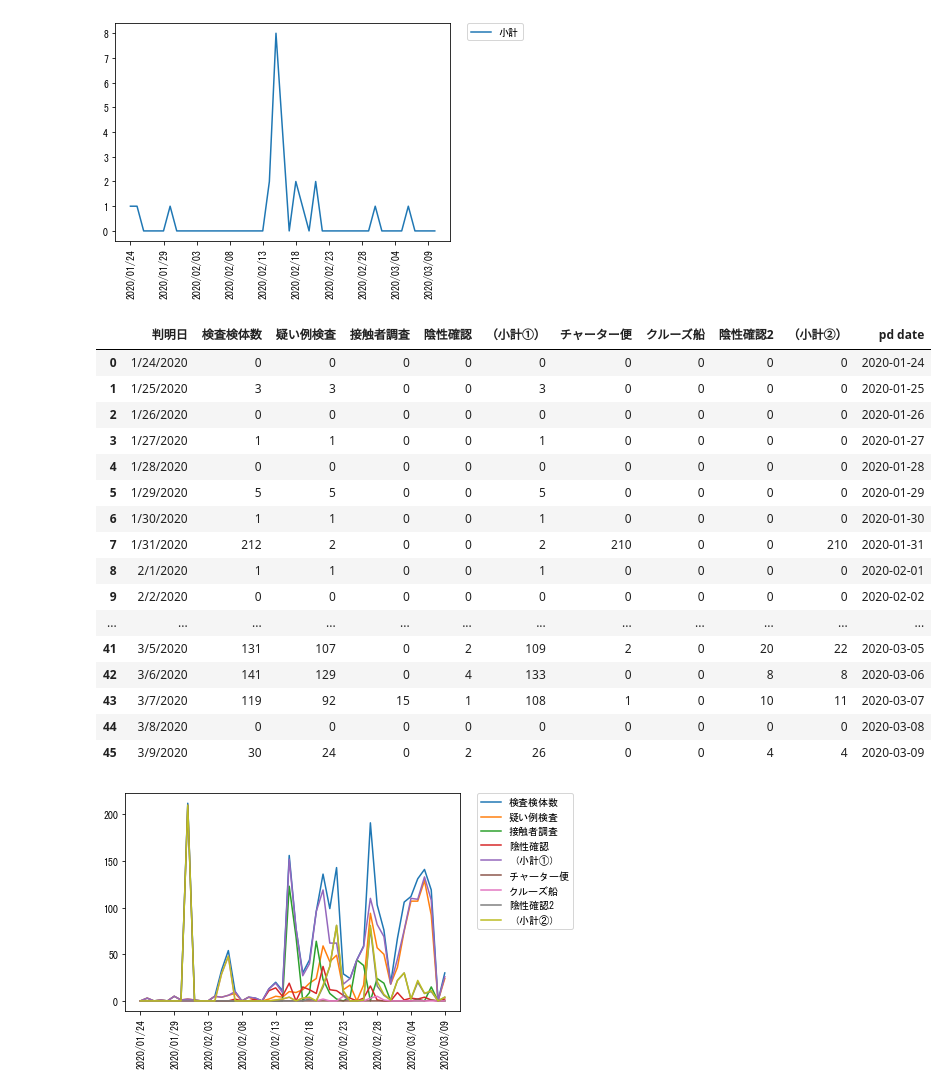
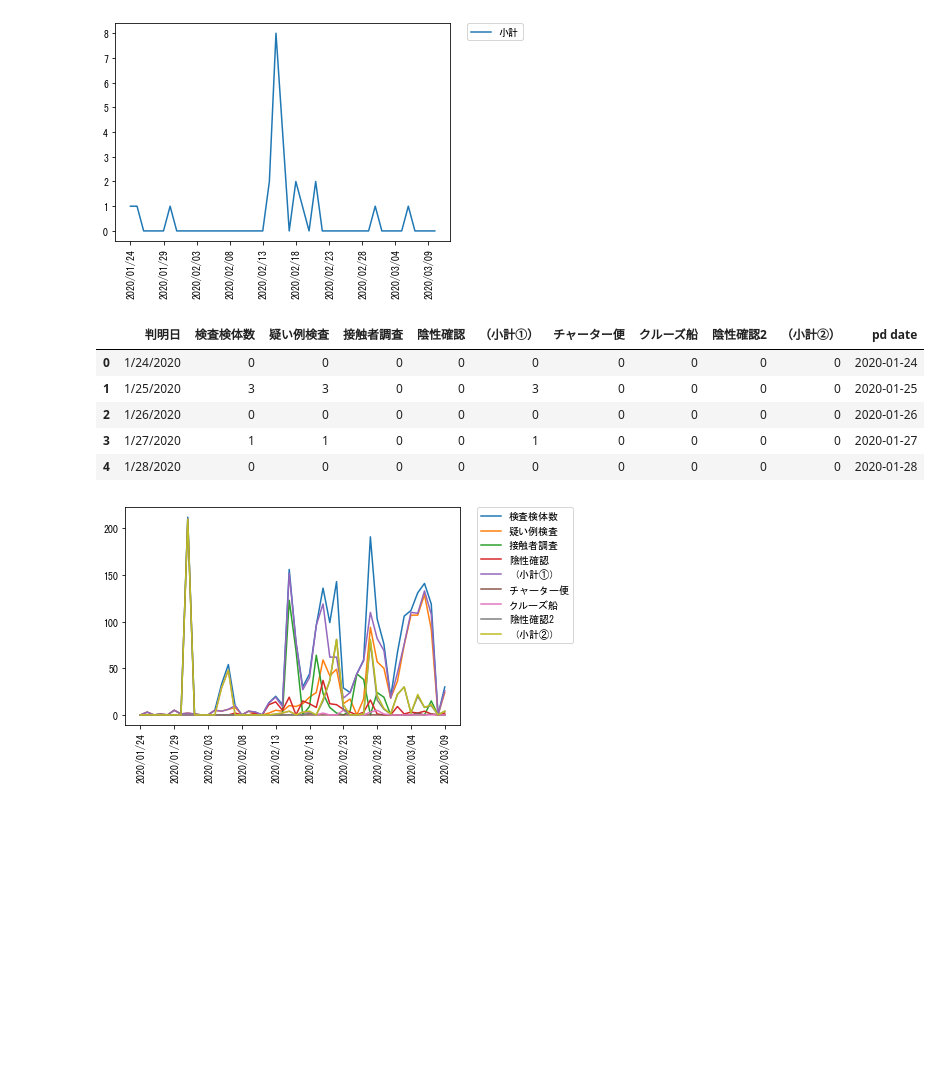
Before and after one commit to daizyu/Read-covid19-data, a Jupyter notebook: Read-covid19-data.ipynb, the cells around one changed output. Drawn from its saved outputs; the diff is of its cells as text; code cells hidden in the pictures; blank space fills up the shorter version.

Commit message:
add .head to display DataFrame

```diff
--- a/Read-covid19-data.ipynb
+++ b/Read-covid19-data.ipynb
@@ -220,26 +180,15 @@ show_time_series_plot(df_discharges_summary, 'pd 日付' , ['小計'])
 # %%
 df_inspections = conv2df(json_data,'inspections')
 for column in ['検査検体数','疑い例検査','接触者調査','陰性確認','（小計①）','チャーター便','クルーズ船','陰性確認2','（小計②）']:
     df_inspections[column] = df_inspections[column].astype(int)
-df_inspections
+df_inspections.head()
 # %% [output]
 |  | 判明日 | 検査検体数 | 疑い例検査 | 接触者調査 | 陰性確認 | （小計①） | チャーター便 | クルーズ船 | 陰性確認2 | （小計②） | pd date |
 | 0 | 1/24/2020 | 0 | 0 | 0 | 0 | 0 | 0 | 0 | 0 | 0 | 2020-01-24 |
 | 1 | 1/25/2020 | 3 | 3 | 0 | 0 | 3 | 0 | 0 | 0 | 0 | 2020-01-25 |
 | 2 | 1/26/2020 | 0 | 0 | 0 | 0 | 0 | 0 | 0 | 0 | 0 | 2020-01-26 |
 | 3 | 1/27/2020 | 1 | 1 | 0 | 0 | 1 | 0 | 0 | 0 | 0 | 2020-01-27 |
 | 4 | 1/28/2020 | 0 | 0 | 0 | 0 | 0 | 0 | 0 | 0 | 0 | 2020-01-28 |
-| 5 | 1/29/2020 | 5 | 5 | 0 | 0 | 5 | 0 | 0 | 0 | 0 | 2020-01-29 |
-| 6 | 1/30/2020 | 1 | 1 | 0 | 0 | 1 | 0 | 0 | 0 | 0 | 2020-01-30 |
-| 7 | 1/31/2020 | 212 | 2 | 0 | 0 | 2 | 210 | 0 | 0 | 210 | 2020-01-31 |
-| 8 | 2/1/2020 | 1 | 1 | 0 | 0 | 1 | 0 | 0 | 0 | 0 | 2020-02-01 |
-| 9 | 2/2/2020 | 0 | 0 | 0 | 0 | 0 | 0 | 0 | 0 | 0 | 2020-02-02 |
-| ... | ... | ... | ... | ... | ... | ... | ... | ... | ... | ... | ... |
-| 41 | 3/5/2020 | 131 | 107 | 0 | 2 | 109 | 2 | 0 | 20 | 22 | 2020-03-05 |
-| 42 | 3/6/2020 | 141 | 129 | 0 | 4 | 133 | 0 | 0 | 8 | 8 | 2020-03-06 |
-| 43 | 3/7/2020 | 119 | 92 | 15 | 1 | 108 | 1 | 0 | 10 | 11 | 2020-03-07 |
-| 44 | 3/8/2020 | 0 | 0 | 0 | 0 | 0 | 0 | 0 | 0 | 0 | 2020-03-08 |
-| 45 | 3/9/2020 | 30 | 24 | 0 | 2 | 26 | 0 | 0 | 4 | 4 | 2020-03-09 |
 # %%
 show_time_series_plot(df_inspections, 'pd date' , ['検査検体数','疑い例検査','接触者調査','陰性確認','（小計①）','チャーター便','クルーズ船','陰性確認2','（小計②）'])
 # %% [output]
```
Also changed, not shown: parts of 6 cells of this notebook.
